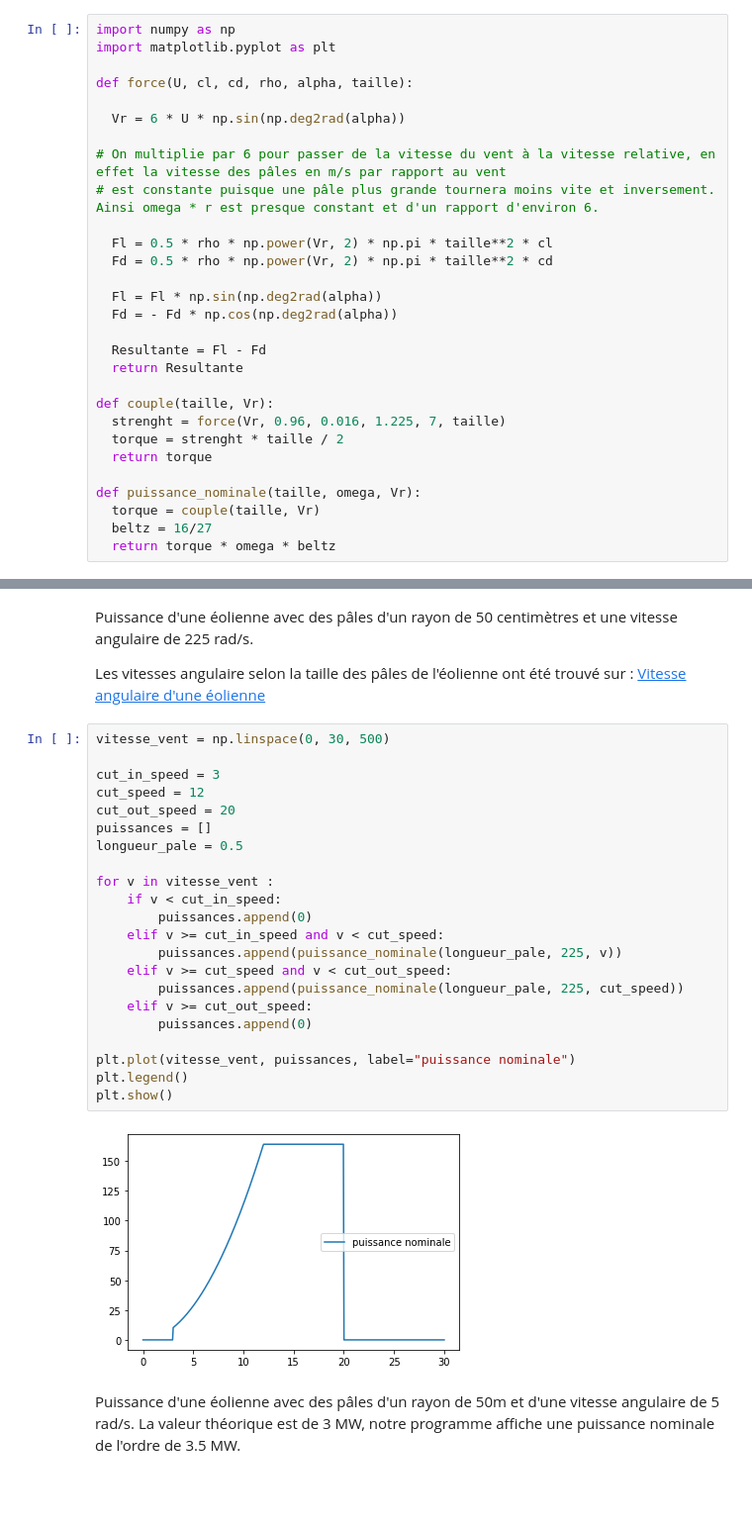
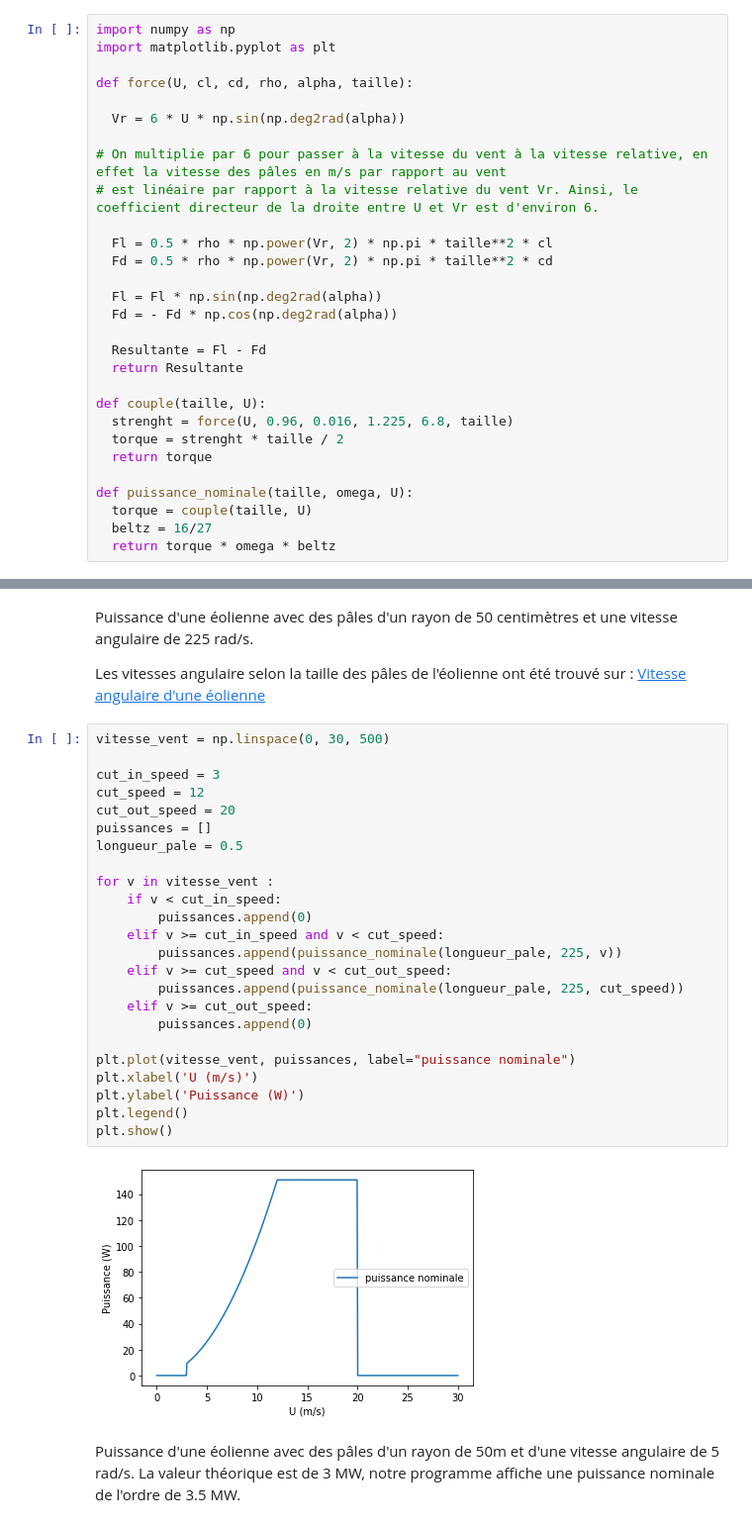
Before and after one commit to thomas-barrais/Projet-Eolienne, a Jupyter notebook: Groupe08_ProjetEol.ipynb, the cells around one changed output, grey strips where cells are left out. Shown: that part at 99% size. Drawn from its saved outputs; the diff is of its cells as text; blank space fills up the shorter version.

```diff
--- a/Groupe08_ProjetEol.ipynb
+++ b/Groupe08_ProjetEol.ipynb
@@ -488,8 +487,8 @@ def force(U, cl, cd, rho, alpha, taille):
 
   Vr = 6 * U * np.sin(np.deg2rad(alpha))
 
-# On multiplie par 6 pour passer de la vitesse du vent à la vitesse relative, en effet la vitesse des pâles en m/s par rapport au vent
-# est constante puisque une pâle plus grande tournera moins vite et inversement. Ainsi omega * r est presque constant et d'un rapport d'environ 6.
+# On multiplie par 6 pour passer à la vitesse du vent à la vitesse relative, en effet la vitesse des pâles en m/s par rapport au vent
+# est linéaire par rapport à la vitesse relative du vent Vr. Ainsi, le coefficient directeur de la droite entre U et Vr est d'environ 6.
 
   Fl = 0.5 * rho * np.power(Vr, 2) * np.pi * taille**2 * cl
   Fd = 0.5 * rho * np.power(Vr, 2) * np.pi * taille**2 * cd
@@ -500,13 +499,13 @@ def force(U, cl, cd, rho, alpha, taille):
   Resultante = Fl - Fd
   return Resultante
 
-def couple(taille, Vr):
-  strenght = force(Vr, 0.96, 0.016, 1.225, 7, taille)
+def couple(taille, U):
+  strenght = force(U, 0.96, 0.016, 1.225, 6.8, taille)
   torque = strenght * taille / 2
   return torque
 
-def puissance_nominale(taille, omega, Vr):
-  torque = couple(taille, Vr)
+def puissance_nominale(taille, omega, U):
+  torque = couple(taille, U)
   beltz = 16/27
   return torque * omega * beltz
 # %% [markdown]
@@ -518,27 +517,29 @@ Les vitesses angulaire selon la taille des pâles de l'éolienne ont été trouv
 # %%
 vitesse_vent = np.linspace(0, 30, 500)
 
 cut_in_speed = 3
 cut_speed = 12
 cut_out_speed = 20
 puissances = []
 longueur_pale = 0.5
 
 for v in vitesse_vent :
     if v < cut_in_speed:
         puissances.append(0)
     elif v >= cut_in_speed and v < cut_speed:
         puissances.append(puissance_nominale(longueur_pale, 225, v))
     elif v >= cut_speed and v < cut_out_speed:
         puissances.append(puissance_nominale(longueur_pale, 225, cut_speed))
     elif v >= cut_out_speed:
         puissances.append(0)
 
 plt.plot(vitesse_vent, puissances, label="puissance nominale")
+plt.xlabel('U (m/s)')
+plt.ylabel('Puissance (W)')
 plt.legend()
 plt.show()
 # %% [output]
-[figure, old version]
+[figure, new version]
 # %% [markdown]
 <p> Puissance d'une éolienne avec des pâles d'un rayon de 50m et d'une vitesse angulaire de 5 rad/s. La valeur théorique est de 3 MW, notre programme affiche une puissance nominale de l'ordre de 3.5 MW. </p>
 # %%
```
Also changed, not shown: parts of 8 cells of this notebook.
